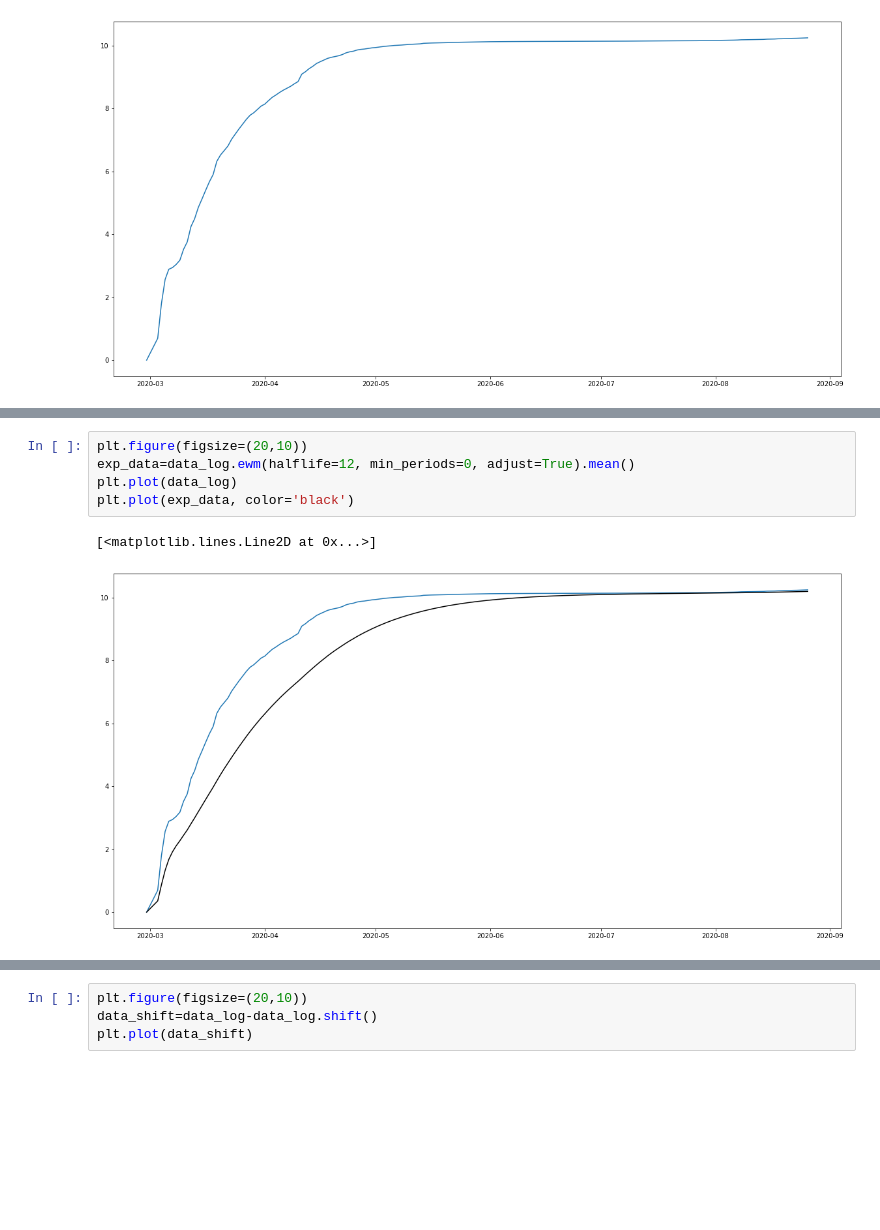
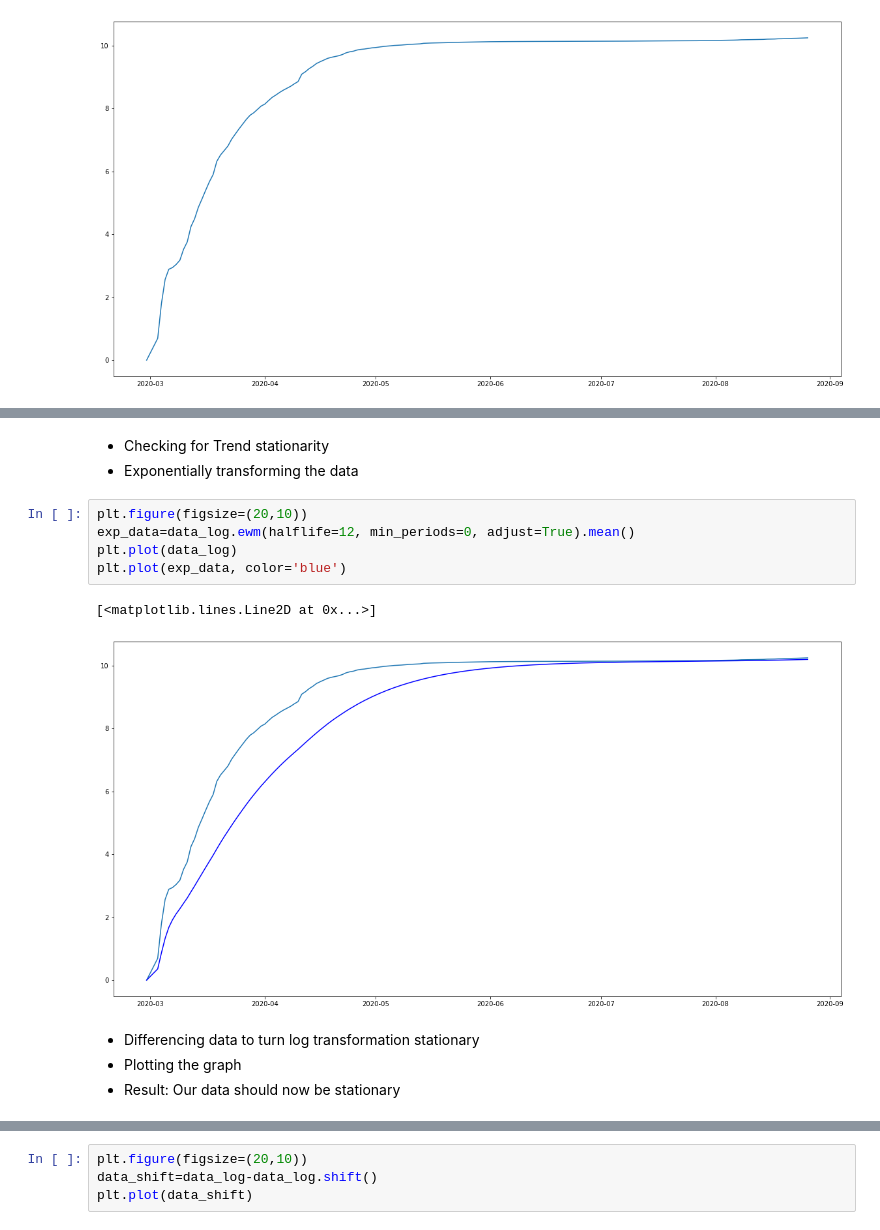
Before and after one commit to Nadia2411/Covid-Rates, a Jupyter notebook: TotalConfirmedCovidCases.ipynb, the cells around one changed output, grey strips where cells are left out. Cells and saved outputs as stored; diff of their text form; blank space fills up the shorter version.

```diff
--- a/TotalConfirmedCovidCases.ipynb
+++ b/TotalConfirmedCovidCases.ipynb
@@ -180,12 +194,19 @@ Critical Value (10%)     -2.576945
 dtype: float64
+# %% [markdown]
+- Checking for Trend stationarity
+- Exponentially transforming the data
 # %%
 plt.figure(figsize=(20,10))
 exp_data=data_log.ewm(halflife=12, min_periods=0, adjust=True).mean()
 plt.plot(data_log)
-plt.plot(exp_data, color='black')
+plt.plot(exp_data, color='blue')
 # %% [output]
 [<matplotlib.lines.Line2D at 0x...>]
-[figure, old version]
+[figure, new version]
+# %% [markdown]
+- Differencing data to turn log transformation stationary
+- Plotting the graph
+- Result: Our data should now be stationary
 # %%
 exp_data_diff=data_log-exp_data
 stationarity(exp_data_diff)
```
Also changed, not shown: parts of 39 cells of this notebook, 1 other file.
